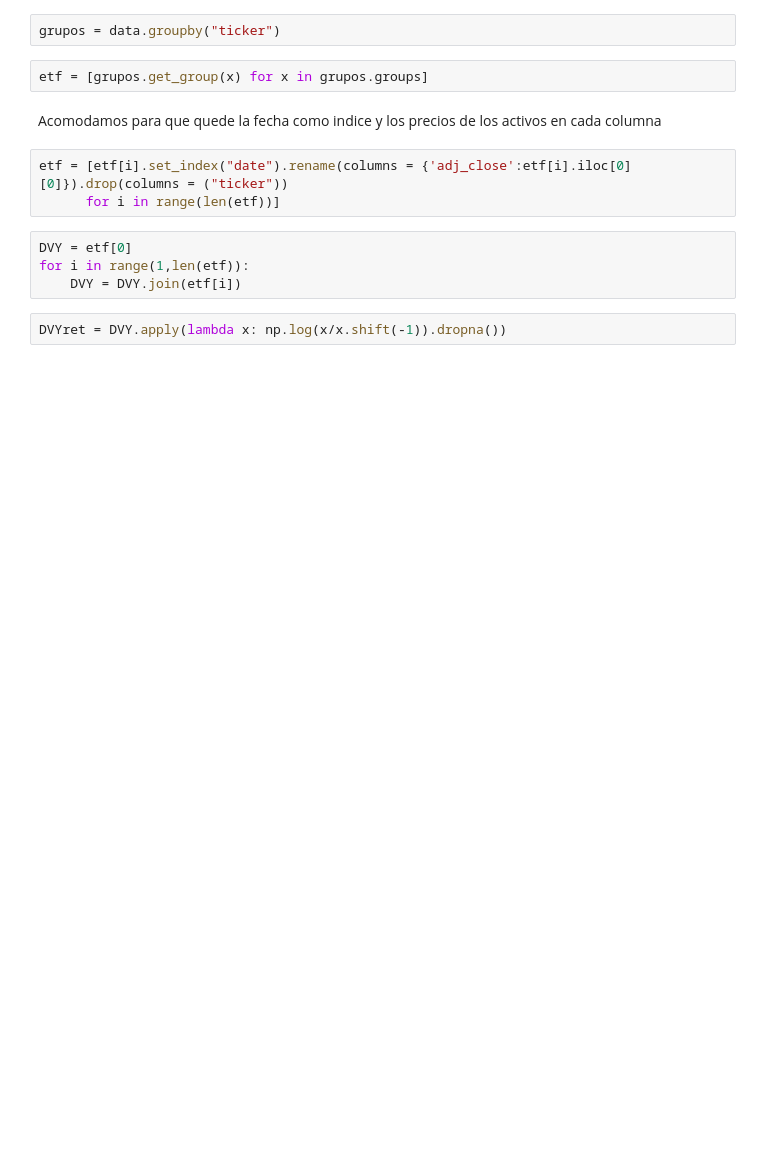
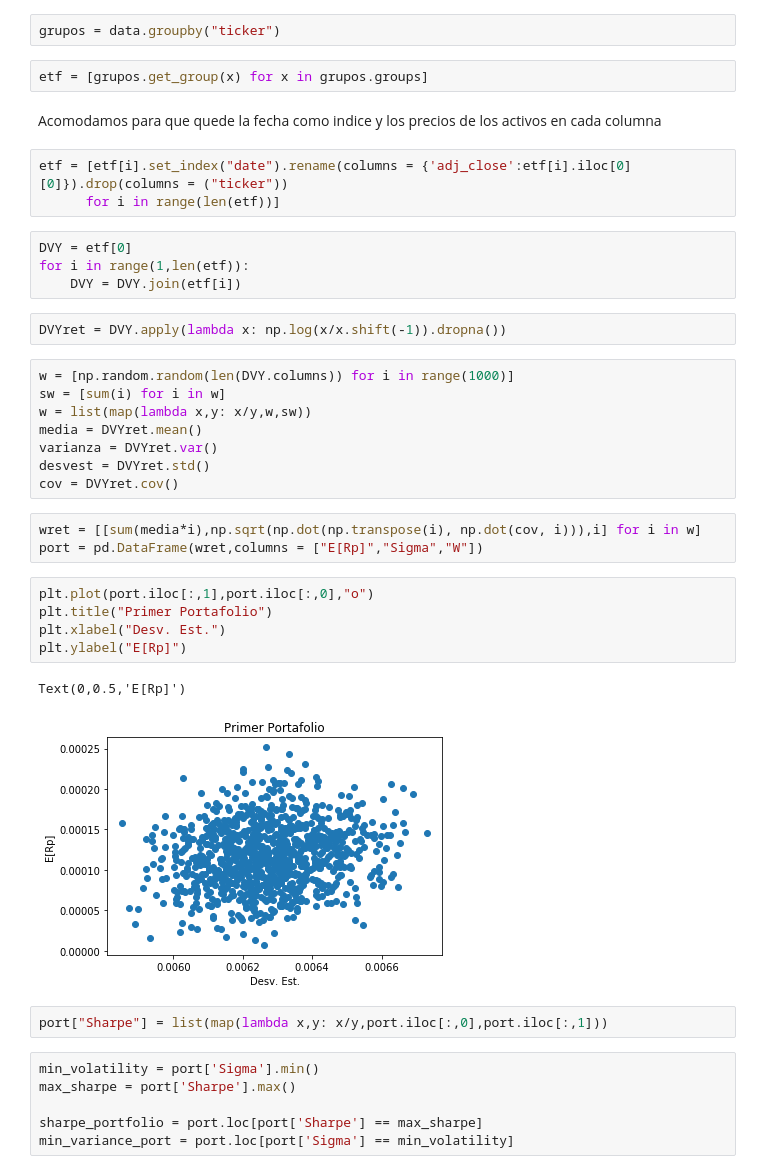
Before and after one commit to luisontaneda/Laboratorio1, a Jupyter notebook: Laboratorio 1.ipynb, the cells around one changed output. Drawn from its saved outputs; the diff is of its cells as text; blank space fills up the shorter version.

Commit message:
portafolio

```diff
--- a/Laboratorio 1.ipynb
+++ b/Laboratorio 1.ipynb
@@ -36,3 +36,30 @@ for i in range(1,len(etf)):
     DVY = DVY.join(etf[i])
 # %%
 DVYret = DVY.apply(lambda x: np.log(x/x.shift(-1)).dropna())
+# %%
+w = [np.random.random(len(DVY.columns)) for i in range(1000)]
+sw = [sum(i) for i in w]
+w = list(map(lambda x,y: x/y,w,sw))
+media = DVYret.mean()
+varianza = DVYret.var()
+desvest = DVYret.std()
+cov = DVYret.cov()
+# %%
+wret = [[sum(media*i),np.sqrt(np.dot(np.transpose(i), np.dot(cov, i))),i] for i in w]
+port = pd.DataFrame(wret,columns = ["E[Rp]","Sigma","W"])
+# %%
+plt.plot(port.iloc[:,1],port.iloc[:,0],"o")
+plt.title("Primer Portafolio")
+plt.xlabel("Desv. Est.")
+plt.ylabel("E[Rp]")
+# %% [output]
+Text(0,0.5,'E[Rp]')
+[figure, added]
+# %%
+port["Sharpe"] = list(map(lambda x,y: x/y,port.iloc[:,0],port.iloc[:,1]))
+# %%
+min_volatility = port['Sigma'].min()
+max_sharpe = port['Sharpe'].max()
+
+sharpe_portfolio = port.loc[port['Sharpe'] == max_sharpe]
+min_variance_port = port.loc[port['Sigma'] == min_volatility]
```
Also changed, not shown: parts of 2 cells of this notebook.
